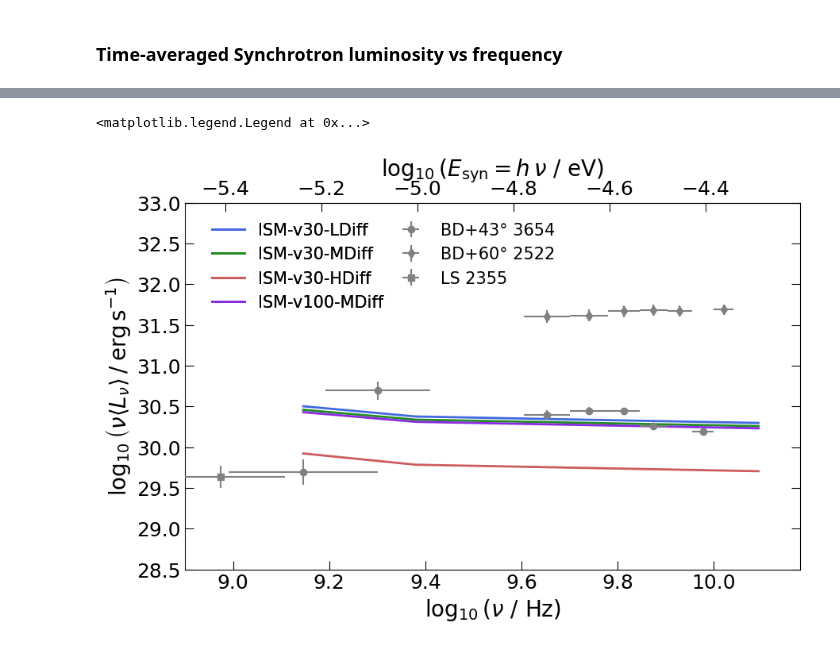
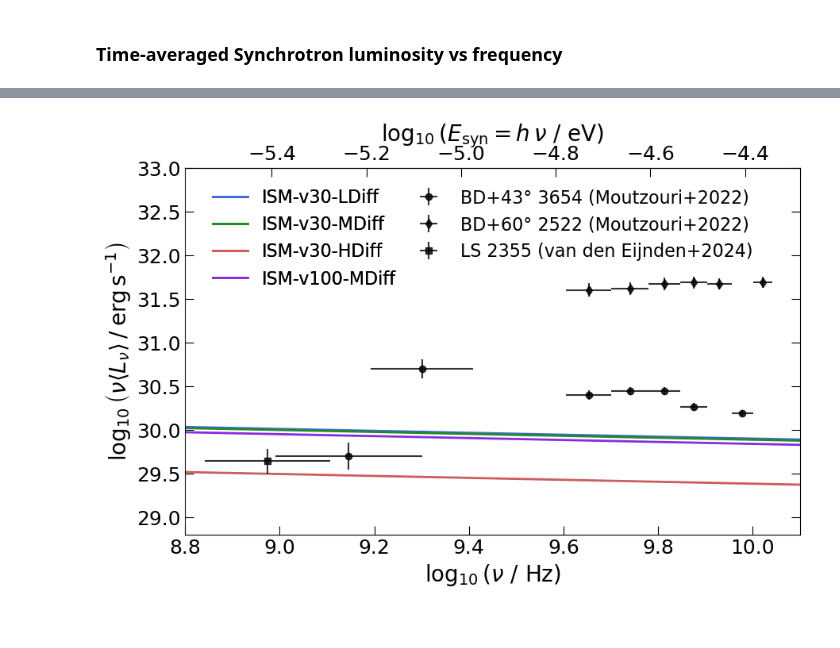
Before and after one commit to kwat0308/crbowshock_analysis_tools, a Jupyter notebook: calculate_CR_properties/plot_results/plot_luminosities.ipynb, the cells around one changed output, grey strips where cells are left out. Saved outputs shown, nothing was run; the diff lists cells and outputs as text; code cells hidden in the pictures.

Commit message:
some additional plotting routines, especially the energy-dependence of the synchtoron luminosity

```diff
--- a/calculate_CR_properties/plot_results/plot_luminosities.ipynb
+++ b/calculate_CR_properties/plot_results/plot_luminosities.ipynb
@@ -83,7 +83,7 @@ with h5py.File(f"{data_dir}/S14_data.h5", "r") as pf:
             [0],
             lw=2.0,
             color="k",
-            label="BD+43° 3654 (Upper Limit)",
+            label="BD+43° 3654 (Schulz+2014)",
             ls="--"
         ))
 
@@ -117,7 +117,7 @@ ax_tseries.tick_params(
 
 leg1 = fig_tseries.legend(
     handles=sim_handles,
-    prop={"size": 15},
+    prop={"size": 16},
     loc="upper left",
     bbox_to_anchor=[0.15, 0.87],
     frameon=False
@@ -125,7 +125,7 @@ leg1 = fig_tseries.legend(
 fig_tseries.add_artist(leg1)
 fig_tseries.legend(
     handles=data_handles,
-    prop={"size": 15},
+    prop={"size": 16},
     loc="upper left",
     bbox_to_anchor=[0.39, 0.87],
     frameon=False
@@ -144,15 +144,17 @@ fig_tseries.savefig(
 # %%
 fig_tseries, ax_tseries = plt.subplots(figsize=(10, 6))
 
-synch_freq = 1.4 * u.GHz  # choice of synchrotron frequency
+synch_freq = 1.5 * u.GHz  # choice of synchrotron frequency
 
 for i, sim_name in enumerate(list(bowshock_config.keys())):
     print(sim_name)
+    # if sim_name != "ISM-v30":
+    #     continue
     if sim_name == "ISM-v30-MHD" or sim_name == "ISM-v60":
         continue
 
     # write data to h5py file
-    with h5py.File(f"{data_dir}/emission_data_synch_alpha42.h5", "r") as pf:
+    with h5py.File(f"{data_dir}/emission_data_synch_timecorrected_ae4.2.h5", "r") as pf:
         print(pf[sim_name]["slices"].keys())
         times = pf[sim_name]["times"][()]
         synch_freq_grid = pf[sim_name]["synch_freq"][()] * u.GHz
@@ -176,7 +178,7 @@ ax_tseries.set_ylabel(
 
 # ylimits
 ax_tseries.set_xlim(xmin=0, xmax=180)
-ax_tseries.set_ylim(ymin=1e20, ymax=3e22)
+ax_tseries.set_ylim(ymin=5e19, ymax=5e21)
 
 # ticks
 ax_tseries.tick_params(
@@ -198,7 +200,7 @@ ax_tseries.tick_params(
     top=True,
 )
 
-ax_tseries.legend(prop={"size": 15}, loc="upper left", frameon=False)
+ax_tseries.legend(prop={"size": 16}, loc="upper left", frameon=False)
 
 # save
 fig_tseries.savefig(
@@ -223,22 +293,34 @@ fig_tseries, ax_tseries = plt.subplots(figsize=(10, 6))
 sim_handles = []
 for i, sim_name in enumerate(list(bowshock_config.keys())):
     # if sim_name != "ISM-v30":
-        # continue
+    #     continue
+    # if sim_name == "ISM-v100":
+    #     continue
     if sim_name == "ISM-v30-MHD" or sim_name == "ISM-v60":
         continue
 
     # read data from h5py file
-    with h5py.File(f"{data_dir}/emission_data_synch_alpha42.h5", "r") as pf:
+    with h5py.File(f"{data_dir}/emission_data_synch_timecorrected_ae4.2.h5", "r") as pf:
         times = pf[sim_name]["times"][()] * u.kyr
         synch_lum = pf[sim_name]["synch_lum"][()] * (u.erg / u.s / u.Hz)
         synch_freq_grid = pf[sim_name]["synch_freq"][()] * u.GHz
 
     # take the temporal average from 50 kyr or so
 
+    print(synch_lum.shape)
+
     synch_lum = synch_lum[np.argsort(times)]
     times = np.sort(times)
     # tstart_idx = np.digitize(20 * u.kyr, times[:-1], right=True)
-    synch_lum_tavg = np.mean(synch_lum[0:], axis=0)
+    synch_lum_tavg = np.mean(synch_lum, axis=0)
+    # synch_lum_tavg = synch_lum[-1,:]
+
+    a, b = np.polyfit(
+        np.log10(synch_freq_grid.to_value(u.Hz)),
+        np.log10((synch_freq_grid.to_value(u.Hz) * synch_lum_tavg.to_value(u.erg / u.s / u.Hz))),
+        1,
+    )
+    print(a, b)
 
     ax_tseries.plot(
         np.log10(synch_freq_grid.to_value(u.Hz)),
@@ -247,6 +329,14 @@ for i, sim_name in enumerate(list(bowshock_config.keys())):
         label=sim_name,
         lw=2.0,
     )
+    # ax_tseries.plot(
+    #     np.log10(synch_freq_grid.to_value(u.Hz)),
+    #     (-(2.2 - 3) / 2) * np.log10(synch_freq_grid.to_value(u.Hz)) + b + 4.5,
+    #     color="k",
+    #     label=r"$\propto \nu^{-(s-3)/2}, \: s=2.2$",
+    #     ls="--",
+    #     lw=2.0,
+    # )
 
     sim_handles.append(
         mlines.Line2D(
@@ -257,11 +347,21 @@ for i, sim_name in enumerate(list(bowshock_config.keys())):
             label=bowshock_config[sim_name]["label"],
         )
     )
+# sim_handles.append(
+#     mlines.Line2D(
+#         [0],
+#         [0],
+#         lw=2.0,
+#         color="k",
+#         label=r"$\propto \nu^{-(s-3)/2}, \: s=2.2$",
+#         ls="--",
+#     )
+# )
 
 # plot data also
-data_colors = ["gray", "gray"]
+data_colors = ["k", "k"]
 data_symbols = ["o", "d"]
-data_labels = ["BD+43° 3654", "BD+60° 2522"]
+data_labels = ["BD+43° 3654 (Moutzouri+2022)", "BD+60° 2522 (Moutzouri+2022)"]
 
 data_handles = []
 with h5py.File(f"{data_dir}/M22_data.h5", "r") as pf:
@@ -292,7 +392,7 @@ with h5py.File(f"{data_dir}/M22_data.h5", "r") as pf:
             yerr=log10_synch_lum_data_err,
             label=data_labels[l],
             marker=data_symbols[l],
-            alpha=1.0,
+            alpha=0.8,
             ls="",
             ms=6.0,
             color=data_colors[l],
@@ -328,12 +428,12 @@ errorbar = ax_tseries.errorbar(
     log10_synch_lum_ls2355,
     xerr=(freq_ls2355_err / (np.log(10) * freq_ls2355)).value,
     yerr=log10_synch_lum_ls2355_err,
-    label="LS 2355",
+    label="LS 2355 (van den Eijnden+2024)",
     marker="s",
-    alpha=1.0,
+    alpha=0.8,
     ls="",
     ms=6.0,
-    color="gray",
+    color="k",
     zorder=100
 )
 data_handles.append(errorbar)
@@ -346,8 +446,8 @@ ax_tseries.set_ylabel(
 
 
 # ylimits
-ax_tseries.set_xlim(8.9, 10.18)
-ax_tseries.set_ylim(ymin=28.5, ymax=33.)
+ax_tseries.set_xlim(8.8, 10.1)
+ax_tseries.set_ylim(ymin=28.8, ymax=33)
 
 # ticks
 ax_tseries.tick_params(
@@ -384,7 +484,7 @@ secax.tick_params(axis="x", which="minor", labelsize=18, size=6, direction="in")
 # ax_tseries.legend(prop={"size": 14}, loc="upper left")
 leg1 = fig_tseries.legend(
     handles=sim_handles,
-    prop={"size": 15},
+    prop={"size": 16},
     loc="upper left",
     bbox_to_anchor=[0.14, 0.87],
     frameon=False
@@ -392,11 +492,11 @@ leg1 = fig_tseries.legend(
 fig_tseries.add_artist(leg1)
 fig_tseries.legend(
     handles=data_handles,
-    prop={"size": 15},
+    prop={"size": 16},
     loc="upper left",
-    bbox_to_anchor=[0.37, 0.87],
+    bbox_to_anchor=[0.39, 0.87],
     frameon=False
 )
 
-# fig_tseries.savefig(f"{fig_dir}/synch/synch_lum_freq.pdf", bbox_inches="tight", dpi=300)
+fig_tseries.savefig(f"{fig_dir}/synch/synch_lum_freq.pdf", bbox_inches="tight", dpi=300)
 # %% [output]
@@ -403,3 +511,2 @@ fig_tseries.legend(
 29.637548812835952 0.13832308698277548
-<matplotlib.legend.Legend at 0x...>
-[figure, old version]
+[figure, new version]
```
Also changed, not shown: parts of 6 cells of this notebook, 5 other files.
